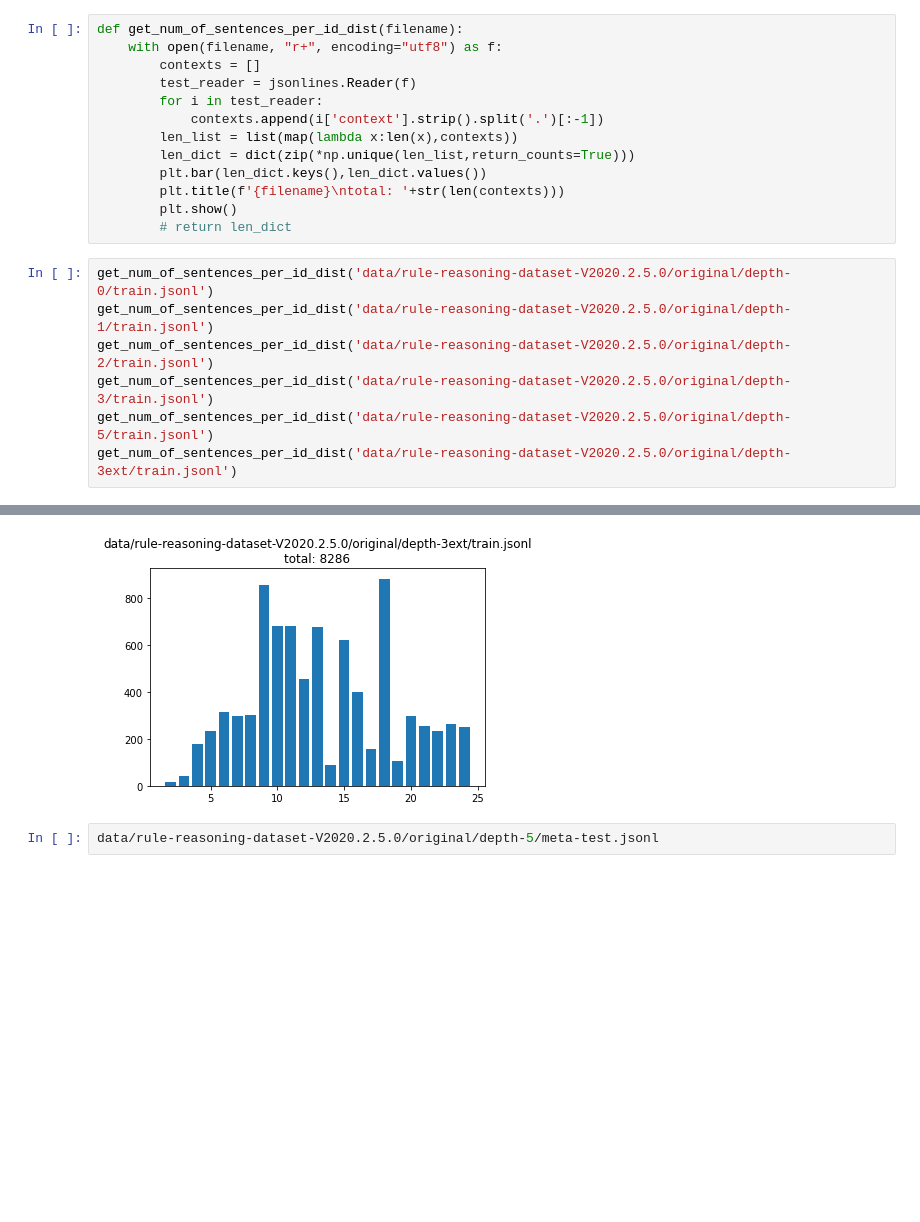
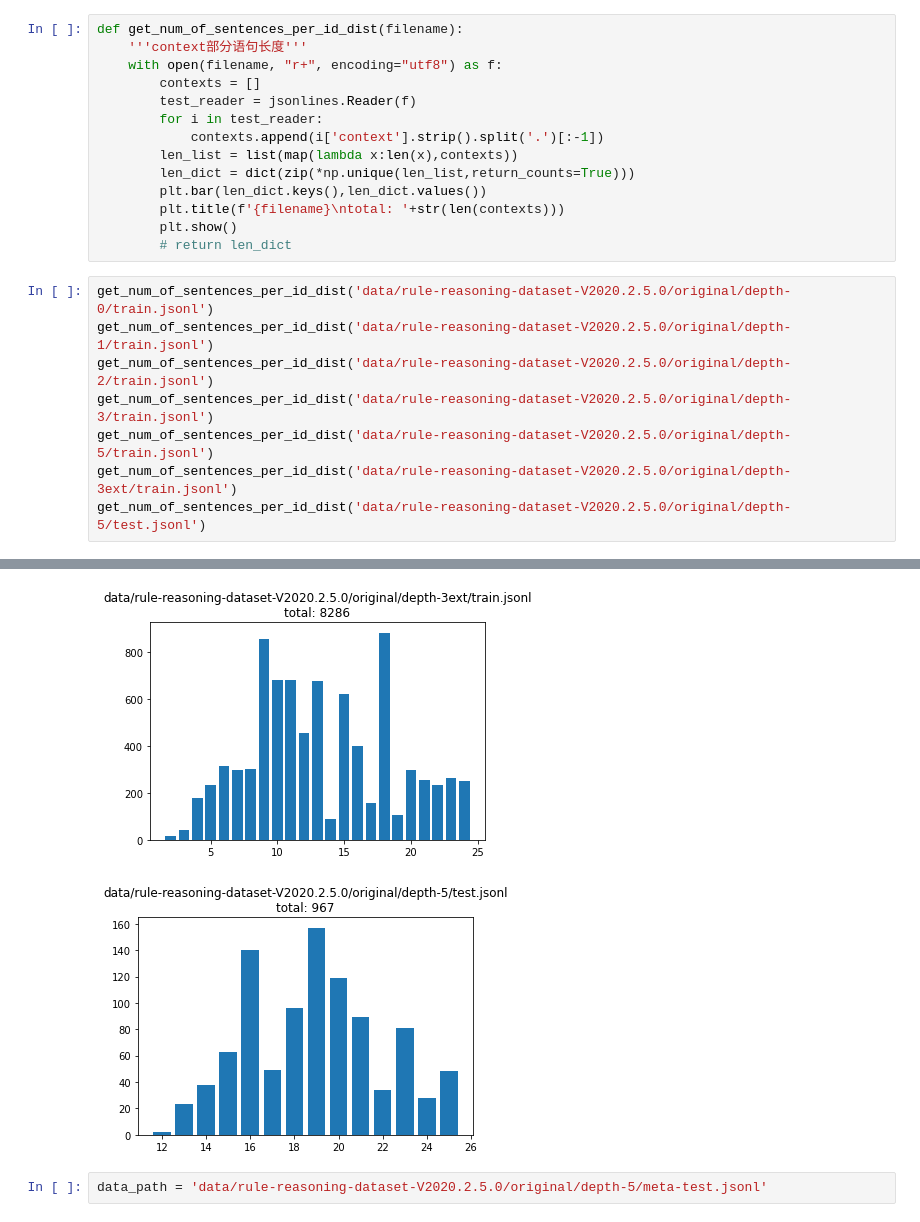
Before and after one commit to namezhenzhang/Soft-Reasoner, a Jupyter notebook: dataviewer.ipynb, the cells around one changed output, grey strips where cells are left out. Saved outputs shown, nothing was run; the diff lists cells and outputs as text; blank space fills up the shorter version.

```diff
--- a/dataviewer.ipynb
+++ b/dataviewer.ipynb
@@ -6,5 +7,6 @@ import matplotlib.pyplot as plt
 # %%
 def get_num_of_sentences_per_id_dist(filename):
+    '''context部分语句长度'''
     with open(filename, "r+", encoding="utf8") as f:
         contexts = []
         test_reader = jsonlines.Reader(f)
@@ -19,16 +21,18 @@ def get_num_of_sentences_per_id_dist(filename):
 # %%
 get_num_of_sentences_per_id_dist('data/rule-reasoning-dataset-V2020.2.5.0/original/depth-0/train.jsonl')
 get_num_of_sentences_per_id_dist('data/rule-reasoning-dataset-V2020.2.5.0/original/depth-1/train.jsonl')
 get_num_of_sentences_per_id_dist('data/rule-reasoning-dataset-V2020.2.5.0/original/depth-2/train.jsonl')
 get_num_of_sentences_per_id_dist('data/rule-reasoning-dataset-V2020.2.5.0/original/depth-3/train.jsonl')
 get_num_of_sentences_per_id_dist('data/rule-reasoning-dataset-V2020.2.5.0/original/depth-5/train.jsonl')
 get_num_of_sentences_per_id_dist('data/rule-reasoning-dataset-V2020.2.5.0/original/depth-3ext/train.jsonl')
+get_num_of_sentences_per_id_dist('data/rule-reasoning-dataset-V2020.2.5.0/original/depth-5/test.jsonl')
 # %% [output]
 [figure]
 [figure]
 [figure]
 [figure]
 [figure]
 [figure]
+[figure, added]
 # %%
-data/rule-reasoning-dataset-V2020.2.5.0/original/depth-5/meta-test.jsonl
+data_path = 'data/rule-reasoning-dataset-V2020.2.5.0/original/depth-5/meta-test.jsonl'
```
Also changed, not shown: parts of 6 cells of this notebook, 1 other file.
